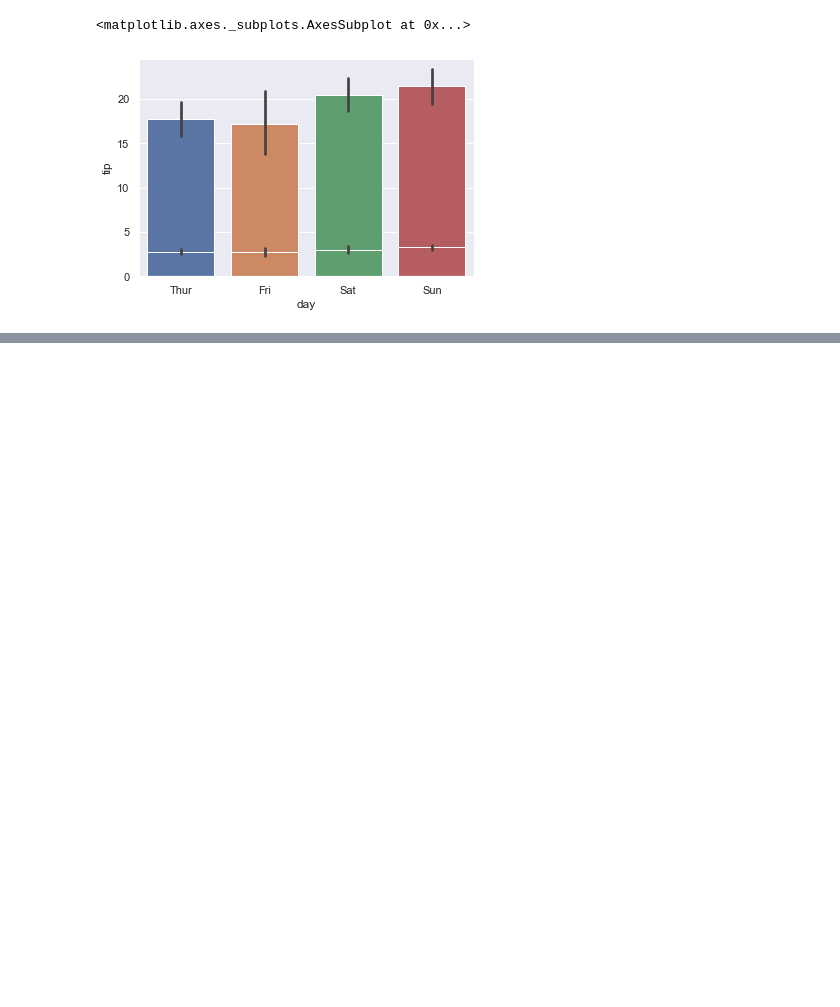
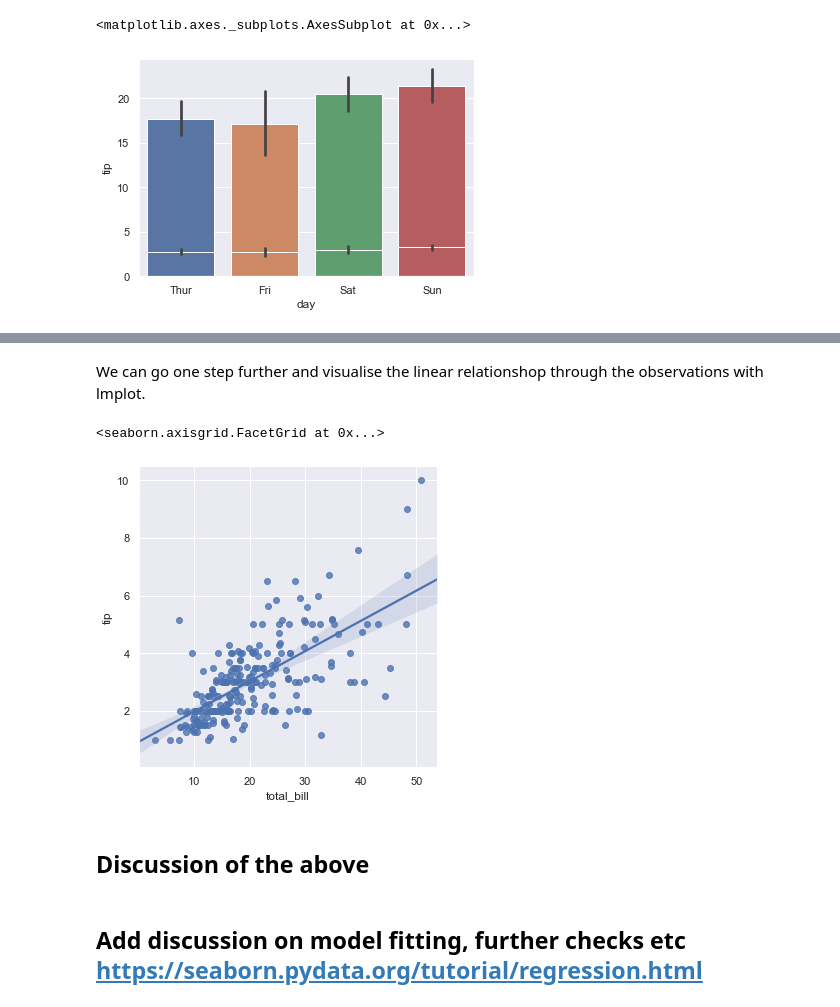
Before and after one commit to Pmcg1/FoDA_Project_2019, a Jupyter notebook: FoDA_Assessment_2019.ipynb, the cells around one changed output, grey strips where cells are left out. Cells and saved outputs as stored; diff of their text form; code cells hidden in the pictures; blank space fills up the shorter version.

Commit message:
started looking at regression

```diff
--- a/FoDA_Assessment_2019.ipynb
+++ b/FoDA_Assessment_2019.ipynb
@@ -113,0 +127,11 @@ sns.barplot(x="day", y="tip", data=tips)
+# %% [markdown]
+We can go one step further and visualise the linear relationshop through the observations with lmplot.
+# %%
+sns.lmplot(x="total_bill", y="tip", data=tips)
+# %% [output]
+<seaborn.axisgrid.FacetGrid at 0x...>
+[figure, added]
+# %% [markdown]
+## Discussion of the above
+# %% [markdown]
+## Add discussion on model fitting, further checks etc https://seaborn.pydata.org/tutorial/regression.html
```
Also changed, not shown: parts of 12 cells of this notebook.
